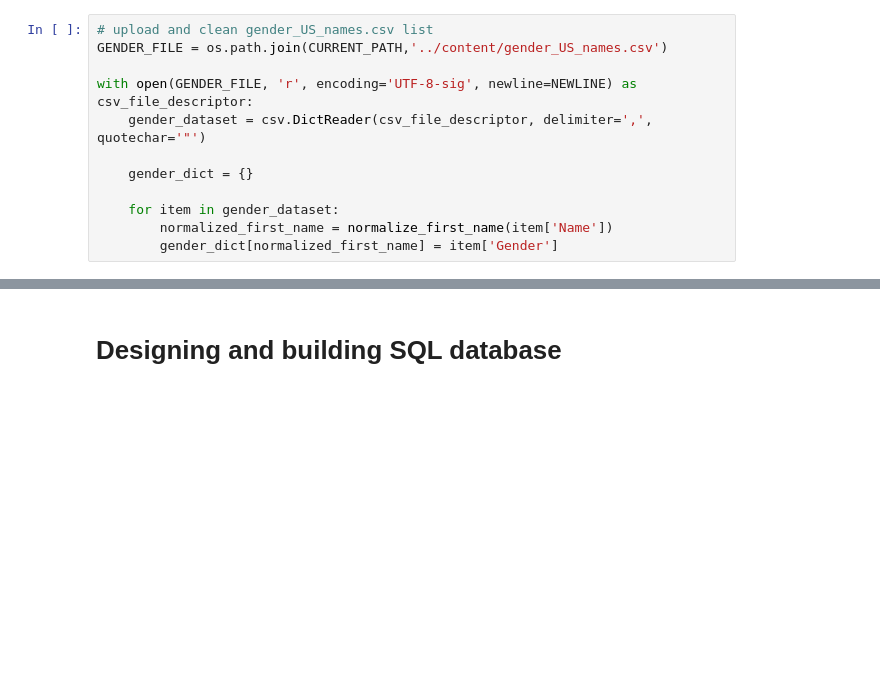
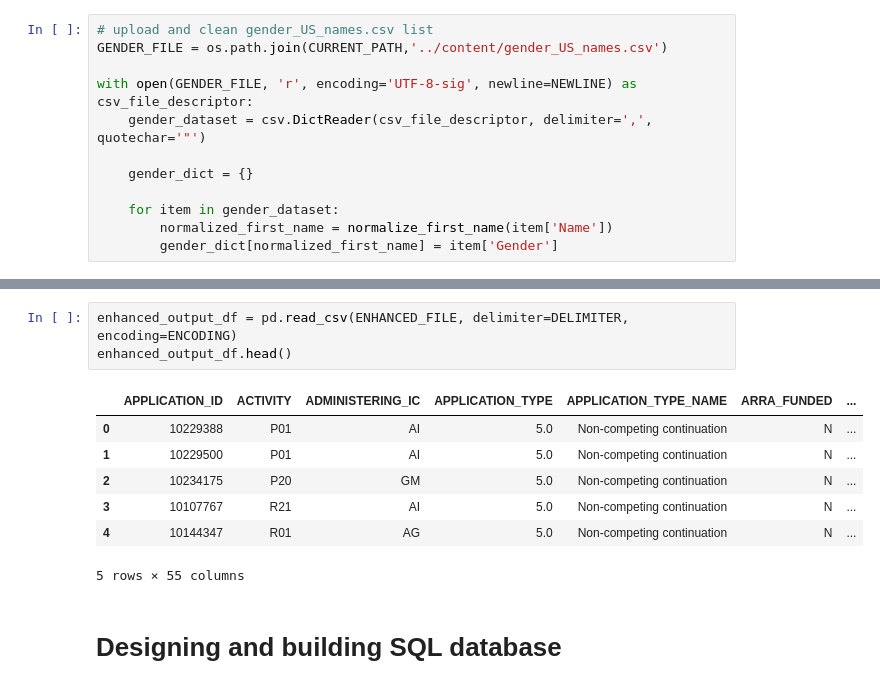
Before and after one commit to scameronp/nih-reporter, a Jupyter notebook: notebooks/Tests_for_Microsoft_SQL_Server_import.ipynb, the cells around one changed output, grey strips where cells are left out. Saved outputs shown, nothing was run; the diff lists cells and outputs as text; blank space fills up the shorter version.

Commit message:
adding Application_Type_Name to dataset from NIH documentation

```diff
--- a/notebooks/Tests_for_Microsoft_SQL_Server_import.ipynb
+++ b/notebooks/Tests_for_Microsoft_SQL_Server_import.ipynb
@@ -288,6 +318,17 @@ with open(ENHANCED_FILE, 'w', encoding=ENCODING, newline=NEWLINE) as output_file
                 TOTAL_COST_SUB_PROJECT: input_row[TOTAL_COST_SUB_PROJECT]
             }
             writer.writerow(dict_row)
+# %%
+enhanced_output_df = pd.read_csv(ENHANCED_FILE, delimiter=DELIMITER, encoding=ENCODING)
+enhanced_output_df.head()
+# %% [output]
+|  | APPLICATION_ID | ACTIVITY | ADMINISTERING_IC | APPLICATION_TYPE | APPLICATION_TYPE_NAME | ARRA_FUNDED | ... |
+| 0 | 10229388 | P01 | AI | 5.0 | Non-competing continuation | N | ... |
+| 1 | 10229500 | P01 | AI | 5.0 | Non-competing continuation | N | ... |
+| 2 | 10234175 | P20 | GM | 5.0 | Non-competing continuation | N | ... |
+| 3 | 10107767 | R21 | AI | 5.0 | Non-competing continuation | N | ... |
+| 4 | 10144347 | R01 | AG | 5.0 | Non-competing continuation | N | ... |
+5 rows × 55 columns
 # %% [markdown]
 # Designing and building SQL database
 # %% [markdown]
```
Also changed, not shown: parts of 10 cells of this notebook.
